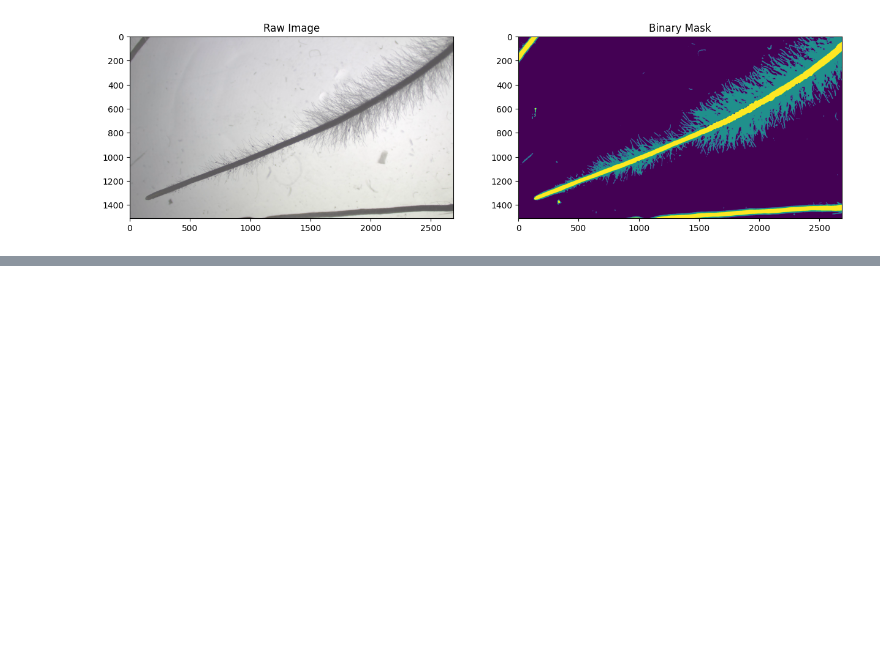
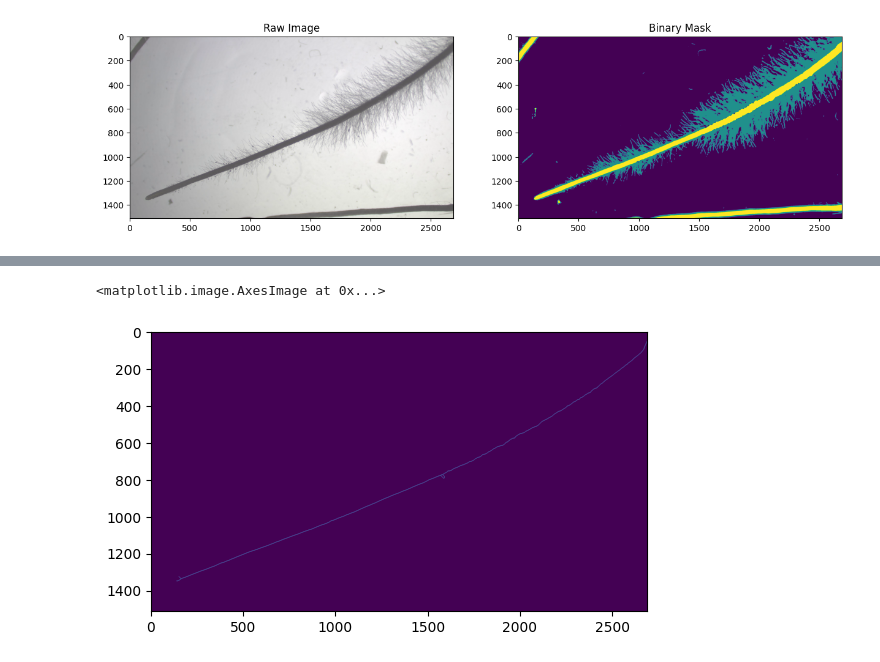
Before and after one commit to iantsang779/pyRootHair, a Jupyter notebook: demo/demo.ipynb, the cells around one changed output, grey strips where cells are left out. Cells and saved outputs as stored; diff of their text form; code cells hidden in the pictures; blank space fills up the shorter version.

```diff
--- a/demo/demo.ipynb
+++ b/demo/demo.ipynb
@@ -27,0 +64,9 @@ Text(0.5, 1.0, 'Binary Mask')
+# %%
+skeleton = skeletonize(root_labeled_cleaned)
+
+skeleton_y, skeleton_x = np.nonzero(skeleton)
+
+plt.imshow(skeleton)
+# %% [output]
+<matplotlib.image.AxesImage at 0x...>
+[figure, added]
```
Also changed, not shown: parts of 23 cells of this notebook, 4 other files.
